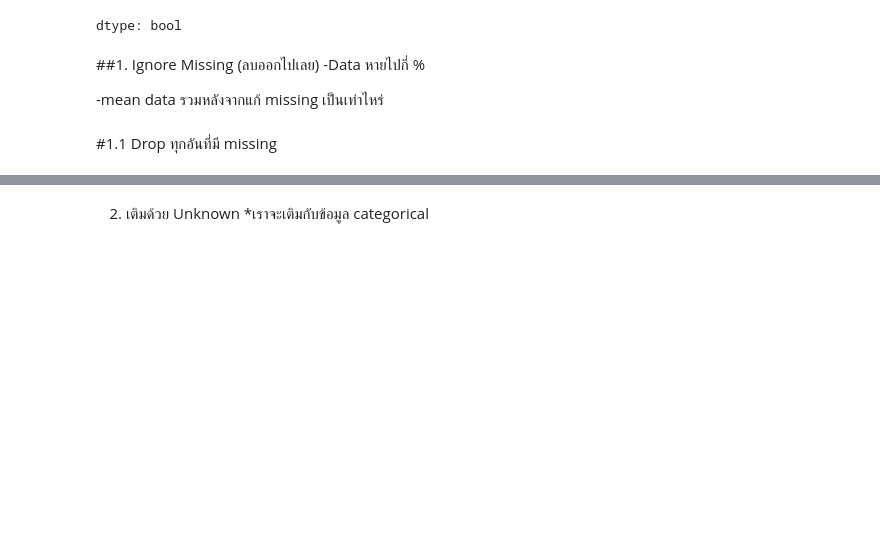
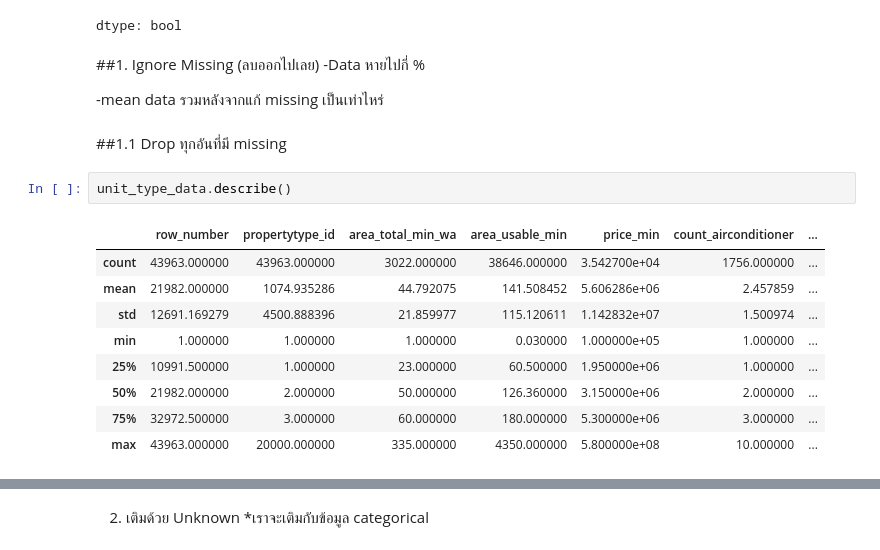
Before and after one commit to Natkitta252603/bsc_dpdm24, a Jupyter notebook: Chapter3_Data_Preprocessing.ipynb, the cells around one changed output, grey strips where cells are left out. Saved outputs shown, nothing was run; the diff lists cells and outputs as text; blank space fills up the shorter version.

```diff
--- a/Chapter3_Data_Preprocessing.ipynb
+++ b/Chapter3_Data_Preprocessing.ipynb
@@ -94,4 +94,16 @@ dtype: bool
 
 -mean data รวมหลังจากแก้ missing เป็นเท่าไหร่
 # %% [markdown]
-#1.1 Drop ทุกอันที่มี missing
+##1.1 Drop ทุกอันที่มี missing
+# %%
+unit_type_data.describe()
+# %% [output]
+|  | row_number | propertytype_id | area_total_min_wa | area_usable_min | price_min | count_airconditioner | ... |
+| count | 43963.000000 | 43963.000000 | 3022.000000 | 38646.000000 | 3.542700e+04 | 1756.000000 | ... |
+| mean | 21982.000000 | 1074.935286 | 44.792075 | 141.508452 | 5.606286e+06 | 2.457859 | ... |
+| std | 12691.169279 | 4500.888396 | 21.859977 | 115.120611 | 1.142832e+07 | 1.500974 | ... |
+| min | 1.000000 | 1.000000 | 1.000000 | 0.030000 | 1.000000e+05 | 1.000000 | ... |
+| 25% | 10991.500000 | 1.000000 | 23.000000 | 60.500000 | 1.950000e+06 | 1.000000 | ... |
+| 50% | 21982.000000 | 2.000000 | 50.000000 | 126.360000 | 3.150000e+06 | 2.000000 | ... |
+| 75% | 32972.500000 | 3.000000 | 60.000000 | 180.000000 | 5.300000e+06 | 3.000000 | ... |
+| max | 43963.000000 | 20000.000000 | 335.000000 | 4350.000000 | 5.800000e+08 | 10.000000 | ... |
```
Also changed, not shown: parts of 33 cells of this notebook.
